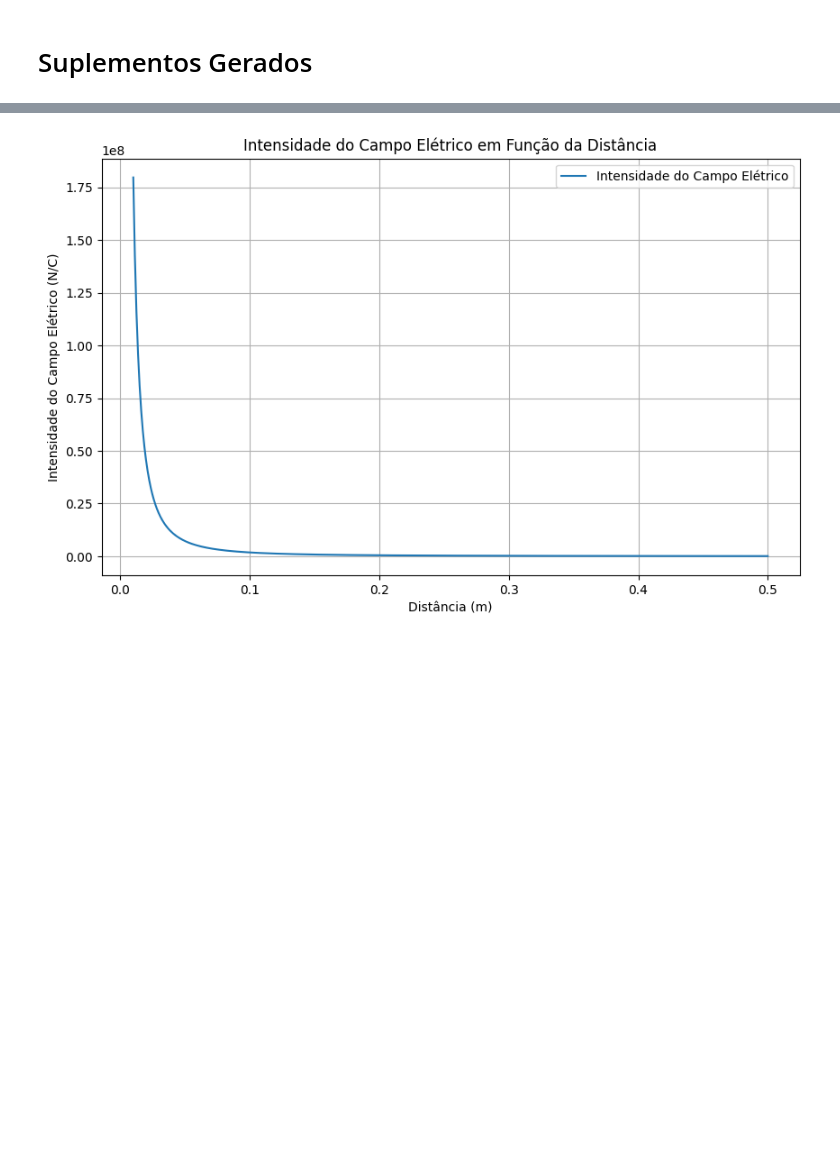
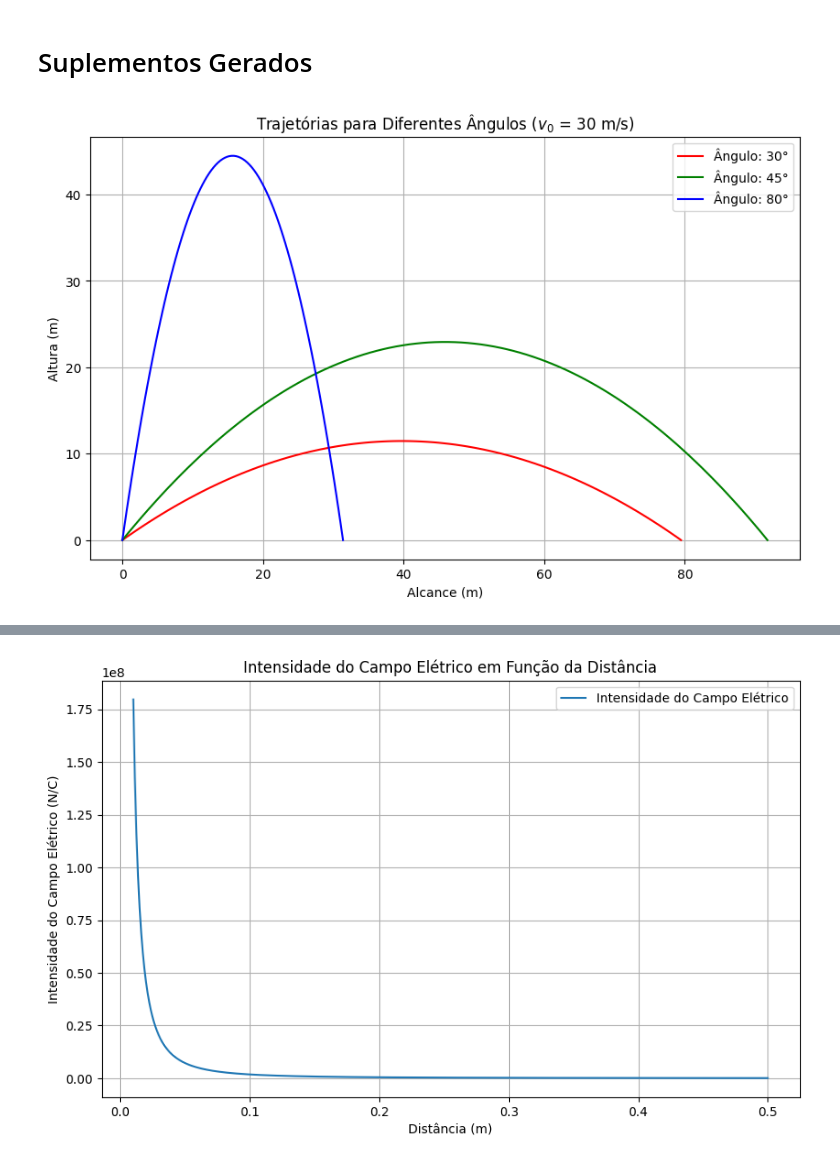
Before and after one commit to hansufsm/FisicaIA, a Jupyter notebook: esquadrao_fisicaia.ipynb, the cells around one changed output, grey strips where cells are left out. Drawn from its saved outputs; the diff is of its cells as text; code cells hidden in the pictures; blank space fills up the shorter version.

```diff
--- a/esquadrao_fisicaia.ipynb
+++ b/esquadrao_fisicaia.ipynb
@@ -514,2 +577,31 @@ Vamos resolver juntos: - Qual é o campo elétrico a 0.2 m de uma carga de 2 μC
 # %% [markdown]
 # Suplementos Gerados
+# %%
+import numpy as np
+import matplotlib.pyplot as plt
+
+def trajetoria(v0, theta, g=9.81):
+    theta_rad = np.deg2rad(theta)
+    tempo = 2 * v0 * np.sin(theta_rad) / g
+    t = np.linspace(0, tempo, 100)
+    x = v0 * np.cos(theta_rad) * t
+    y = v0 * np.sin(theta_rad) * t - 0.5 * g * t**2
+    return x, y
+
+v0 = 30
+angulos = [30, 45, 80]
+cores = ['r', 'g', 'b']
+
+plt.figure(figsize=(10, 6))
+for angulo, cor in zip(angulos, cores):
+    x, y = trajetoria(v0, angulo)
+    plt.plot(x, y, label=f'Ângulo: {angulo}°', color=cor)
+
+plt.title('Trajetórias para Diferentes Ângulos ($v_0$ = 30 m/s)')
+plt.xlabel('Alcance (m)')
+plt.ylabel('Altura (m)')
+plt.legend()
+plt.grid()
+plt.show()
+# %% [output]
+[figure, added]
```
Also changed, not shown: parts of 10 cells of this notebook.
